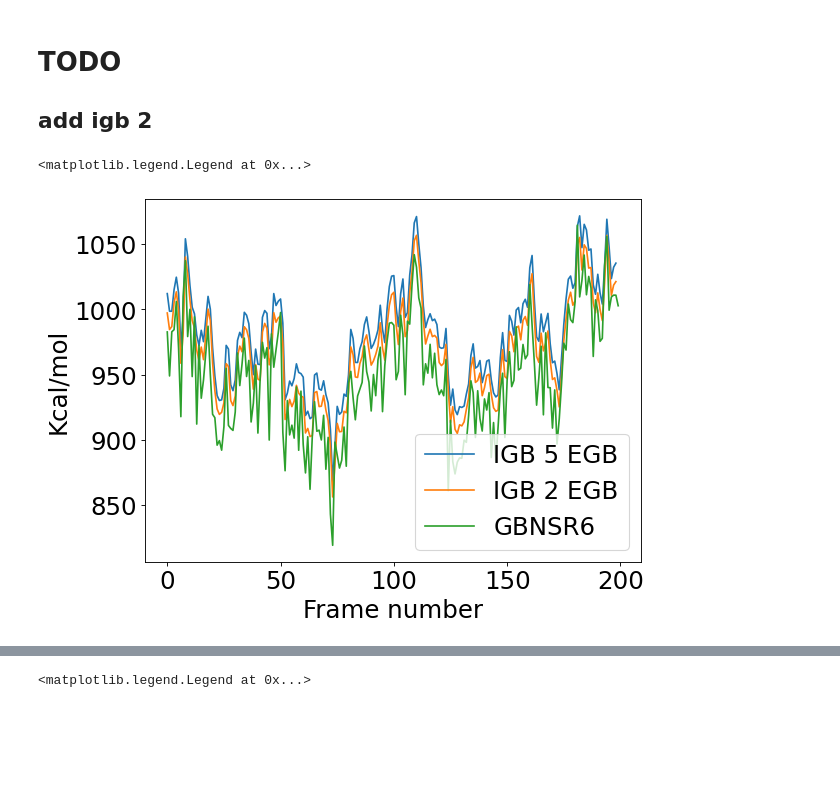
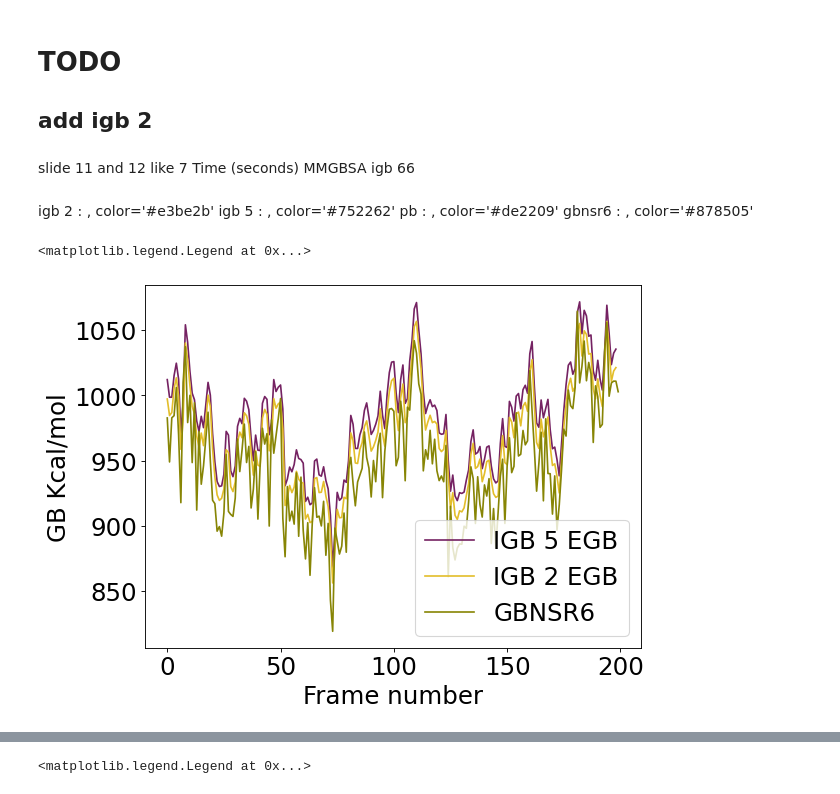
Before and after one commit to aicam/GBNSR6_py_testcase, a Jupyter notebook: Result_Evaluation.ipynb, the cells around one changed output, grey strips where cells are left out. Saved outputs shown, nothing was run; the diff lists cells and outputs as text; code cells hidden in the pictures; blank space fills up the shorter version.

```diff
--- a/Result_Evaluation.ipynb
+++ b/Result_Evaluation.ipynb
@@ -34,17 +34,26 @@ colm = 'Differences (Complex - Receptor - Ligand)_DELTA TOTAL'
 # %% [markdown]
 # TODO
 ## add igb 2
+# %% [markdown]
+slide 11 and 12 like 7
+Time (seconds)
+MMGBSA igb 66
+# %% [markdown]
+igb 2 : , color='#e3be2b'
+igb 5 : , color='#752262'
+pb : , color='#de2209'
+gbnsr6 : , color='#878505'
 # %%
 figure(figsize=(8, 6), dpi=80)
-plt.plot([x['Differences (Complex - Receptor - Ligand)_EGB'] for x in mmgbsa_5], label='IGB 5 EGB')
-plt.plot([x['Differences (Complex - Receptor - Ligand)_EGB'] for x in mmgbsa_2], label='IGB 2 EGB')
-plt.plot([x[colm] for x in gbnsr6], label='GBNSR6')
+plt.plot([x['Differences (Complex - Receptor - Ligand)_EGB'] for x in mmgbsa_5], label='IGB 5 EGB', color='#752262')
+plt.plot([x['Differences (Complex - Receptor - Ligand)_EGB'] for x in mmgbsa_2], label='IGB 2 EGB', color='#e3be2b')
+plt.plot([x[colm] for x in gbnsr6], label='GBNSR6', color='#878505')
 plt.xlabel('Frame number')
-plt.ylabel('Kcal/mol')
+plt.ylabel('GB Kcal/mol')
 plt.legend()
 # %% [output]
 <matplotlib.legend.Legend at 0x...>
-[figure, old version]
+[figure, new version]
 # %%
 ## RMSE
 gbnsr6_rmse = []
```
Also changed, not shown: parts of 31 cells of this notebook.
